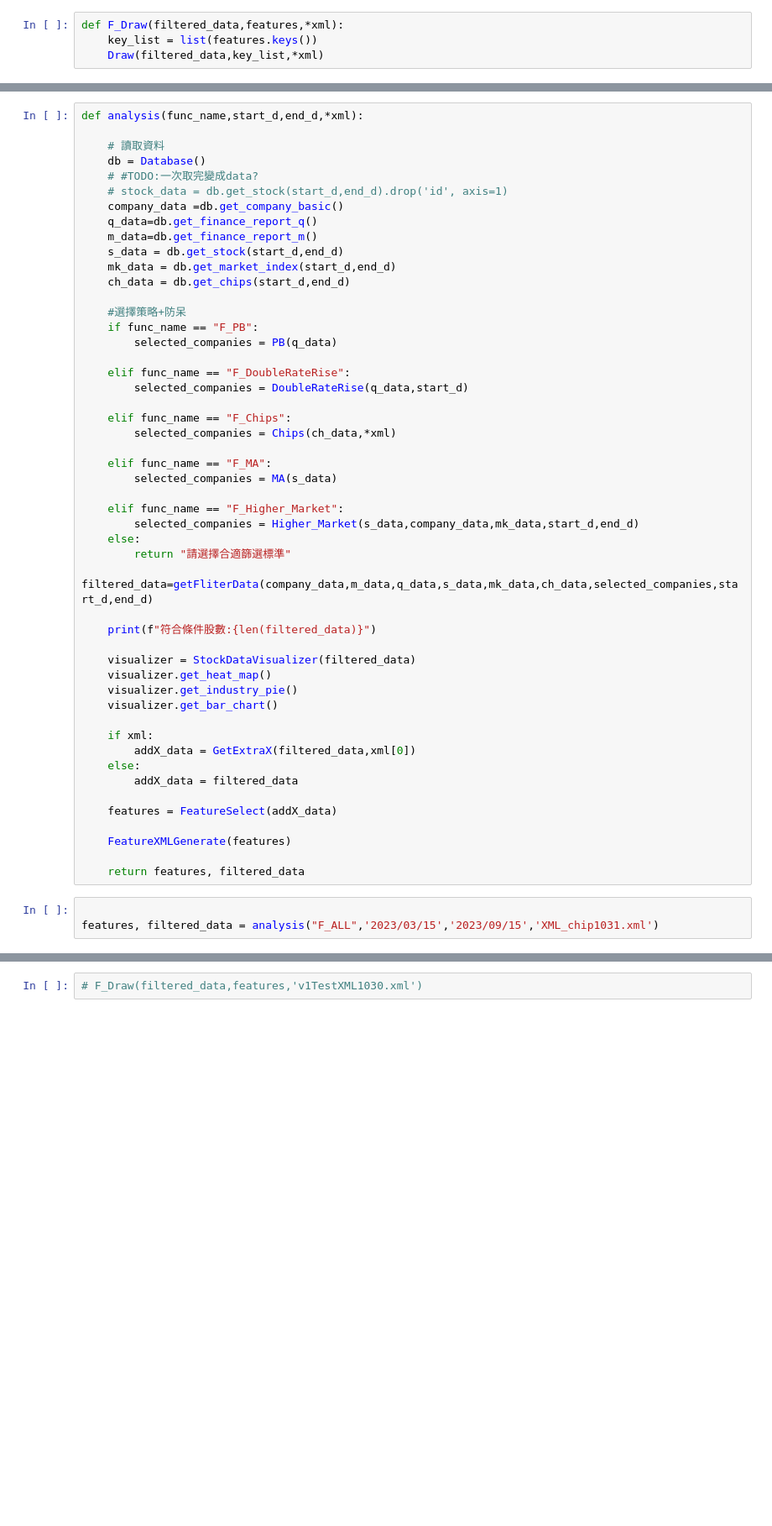
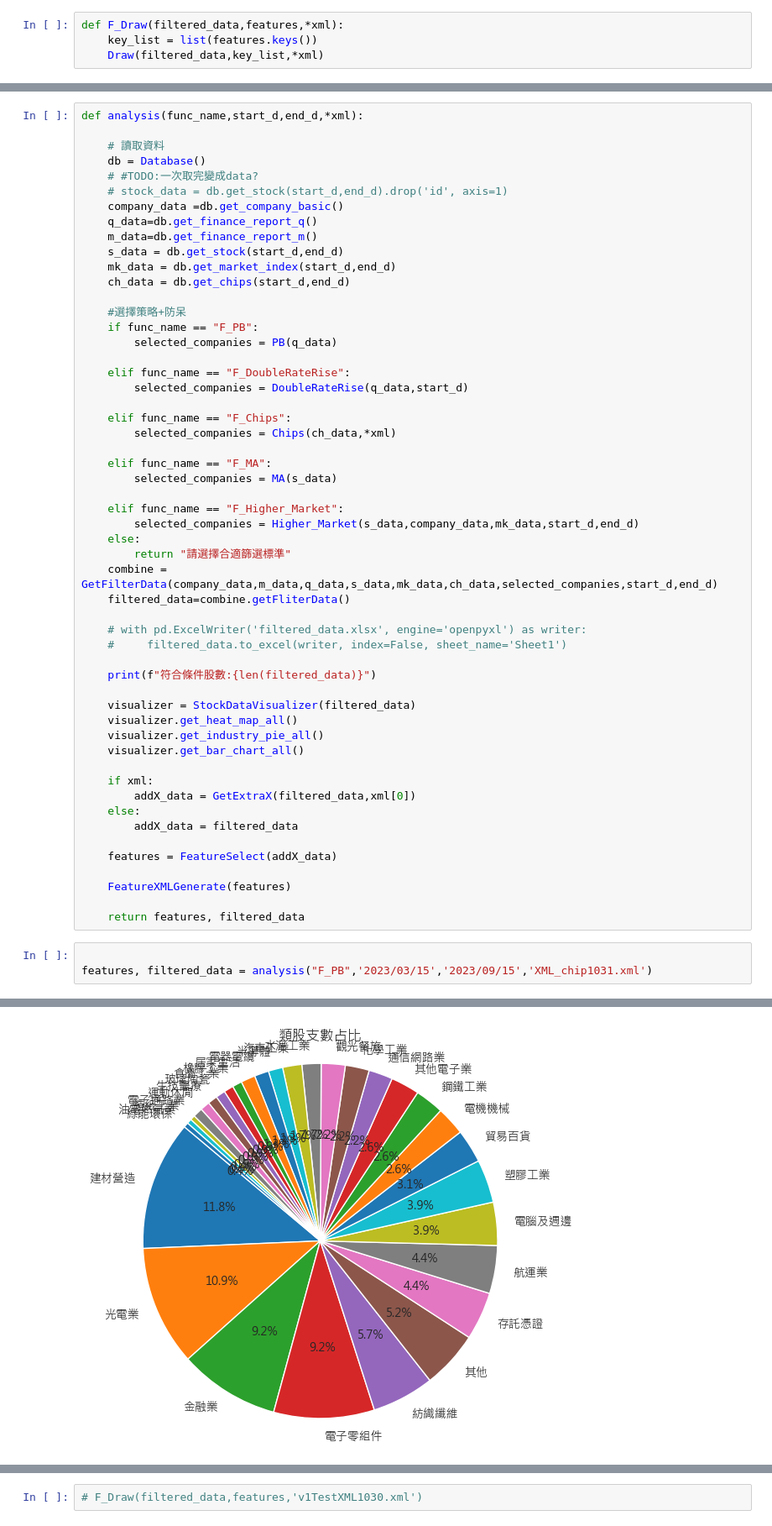
Before and after one commit to cynthiaiii4/Data_Browsing, a Jupyter notebook: main.ipynb, the cells around one changed output, grey strips where cells are left out. Shown at 84% size. Cells and saved outputs as stored; diff of their text form; blank space fills up the shorter version.

```diff
--- a/main.ipynb
+++ b/main.ipynb
@@ -158,14 +52,18 @@ def analysis(func_name,start_d,end_d,*xml):
         selected_companies = Higher_Market(s_data,company_data,mk_data,start_d,end_d)
     else:
         return "請選擇合適篩選標準"
-    filtered_data=getFliterData(company_data,m_data,q_data,s_data,mk_data,ch_data,selected_companies,start_d,end_d)
+    combine = GetFilterData(company_data,m_data,q_data,s_data,mk_data,ch_data,selected_companies,start_d,end_d)
+    filtered_data=combine.getFliterData()
+
+    # with pd.ExcelWriter('filtered_data.xlsx', engine='openpyxl') as writer:
+    #     filtered_data.to_excel(writer, index=False, sheet_name='Sheet1')
 
     print(f"符合條件股數:{len(filtered_data)}")
 
     visualizer = StockDataVisualizer(filtered_data)
-    visualizer.get_heat_map()
-    visualizer.get_industry_pie()
-    visualizer.get_bar_chart()
+    visualizer.get_heat_map_all()
+    visualizer.get_industry_pie_all()
+    visualizer.get_bar_chart_all()
 
     if xml:
         addX_data = GetExtraX(filtered_data,xml[0])
@@ -179,4 +77,5 @@ def analysis(func_name,start_d,end_d,*xml):
     return features, filtered_data
 # %%
 
-features, filtered_data = analysis("F_ALL",'2023/03/15','2023/09/15','XML_chip1031.xml')
+features, filtered_data = analysis("F_PB",'2023/03/15','2023/09/15','XML_chip1031.xml')
+# %% [output]
@@ -182,0 +95 @@ features, filtered_data = analysis("F_ALL",'2023/03/15','2023/09/15','XML_chip10
+[figure, added]
```
Also changed, not shown: parts of 7 cells of this notebook, 4 other files.
